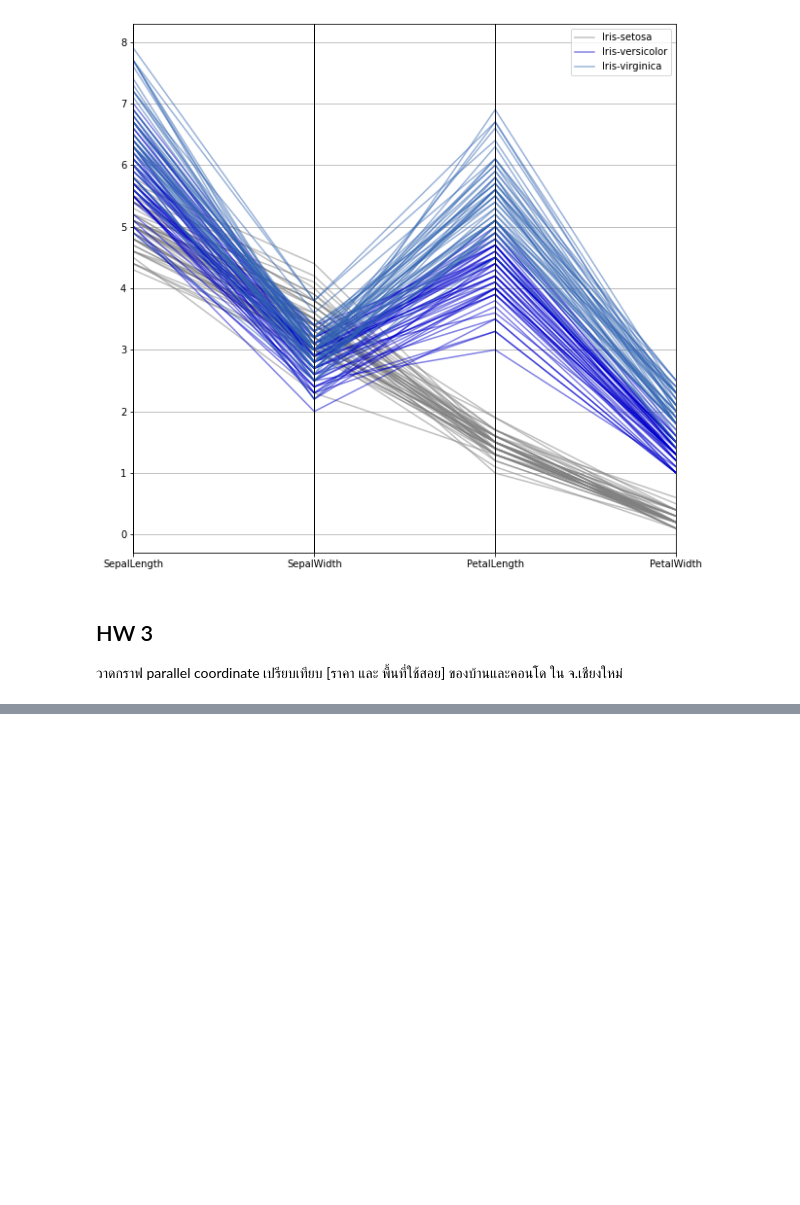
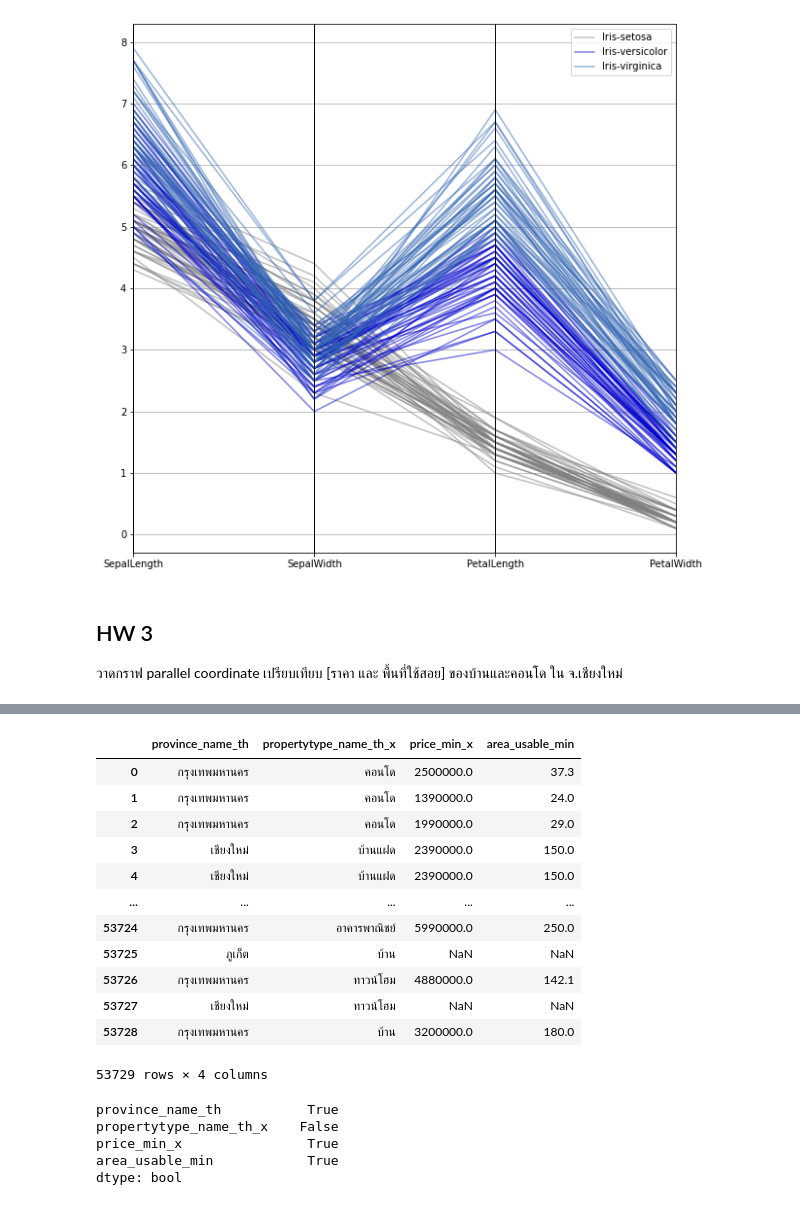
Before and after one commit to bunnybbear/BasicProg_DataViz65, a Jupyter notebook: DataViz01_Table_Data.ipynb, the cells around one changed output, grey strips where cells are left out. Saved outputs shown, nothing was run; the diff lists cells and outputs as text; code cells hidden in the pictures; blank space fills up the shorter version.

```diff
--- a/DataViz01_Table_Data.ipynb
+++ b/DataViz01_Table_Data.ipynb
@@ -158,0 +205,25 @@ pd.plotting.parallel_coordinates(df, 'Name', color=[[0.5,0.5,0.5,0.5],[0,0,0.8,0
+# %%
+dt = unit_project[['province_name_th','propertytype_name_th_x','price_min_x','area_usable_min']]
+dt
+# %% [output]
+|  | province_name_th | propertytype_name_th_x | price_min_x | area_usable_min |
+| 0 | กรุงเทพมหานคร | คอนโด | 2500000.0 | 37.3 |
+| 1 | กรุงเทพมหานคร | คอนโด | 1390000.0 | 24.0 |
+| 2 | กรุงเทพมหานคร | คอนโด | 1990000.0 | 29.0 |
+| 3 | เชียงใหม่ | บ้านแฝด | 2390000.0 | 150.0 |
+| 4 | เชียงใหม่ | บ้านแฝด | 2390000.0 | 150.0 |
+| ... | ... | ... | ... | ... |
+| 53724 | กรุงเทพมหานคร | อาคารพาณิชย์ | 5990000.0 | 250.0 |
+| 53725 | ภูเก็ต | บ้าน | NaN | NaN |
+| 53726 | กรุงเทพมหานคร | ทาวน์โฮม | 4880000.0 | 142.1 |
+| 53727 | เชียงใหม่ | ทาวน์โฮม | NaN | NaN |
+| 53728 | กรุงเทพมหานคร | บ้าน | 3200000.0 | 180.0 |
+53729 rows × 4 columns
+# %%
+dt.isnull().any()
+# %% [output]
+province_name_th           True
+propertytype_name_th_x    False
+price_min_x                True
+area_usable_min            True
+dtype: bool
```
Also changed, not shown: parts of 13 cells of this notebook.
